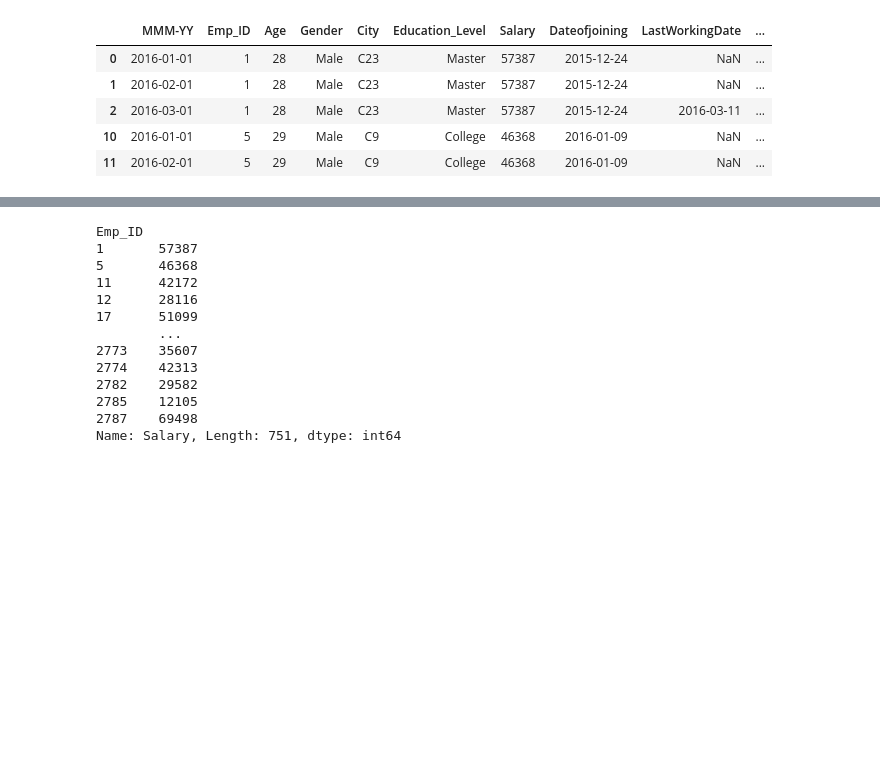
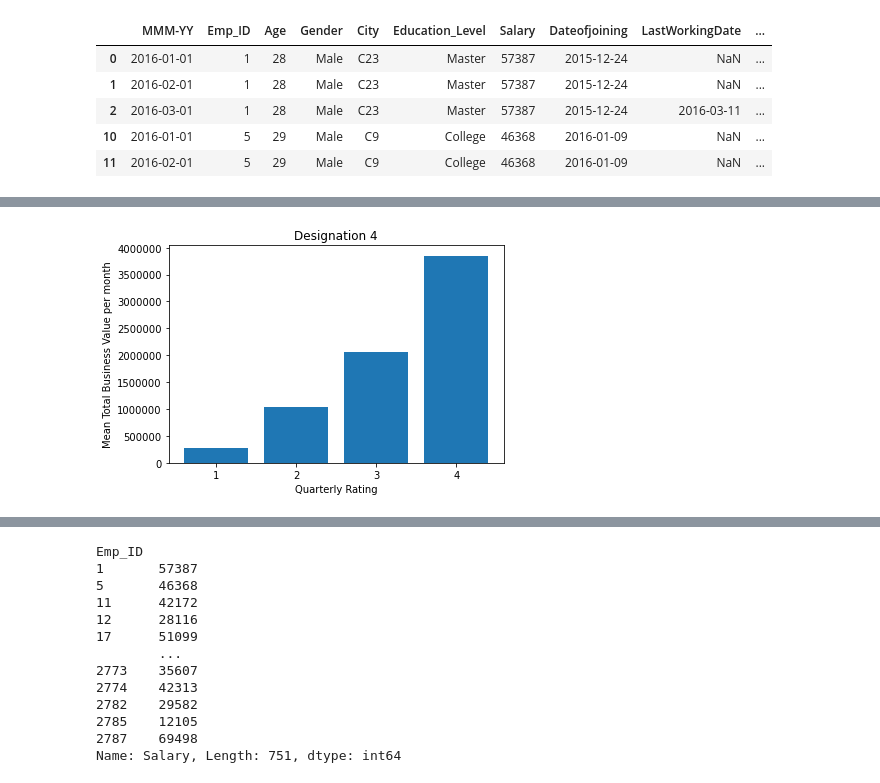
Before and after one commit to shanCH3n/Project1-DAbootcamp-Grp2, a Jupyter notebook: 01_Data/EmployeeAttrition_Designation.ipynb, the cells around one changed output, grey strips where cells are left out. Drawn from its saved outputs; the diff is of its cells as text; code cells hidden in the pictures; blank space fills up the shorter version.

```diff
--- a/01_Data/EmployeeAttrition_Designation.ipynb
+++ b/01_Data/EmployeeAttrition_Designation.ipynb
@@ -79,0 +124,11 @@ plt.show()
+# %%
+rating = range(1,5,1)
+plt.bar(rating,d4_gr)
+plt.xticks(d4_gr.index)
+plt.ticklabel_format(style='plain')
+plt.title('Designation 4')
+plt.ylabel('Mean Total Business Value per month')
+plt.xlabel('Quarterly Rating')
+plt.show()
+# %% [output]
+[figure, added]
```
Also changed, not shown: parts of 25 cells of this notebook.
